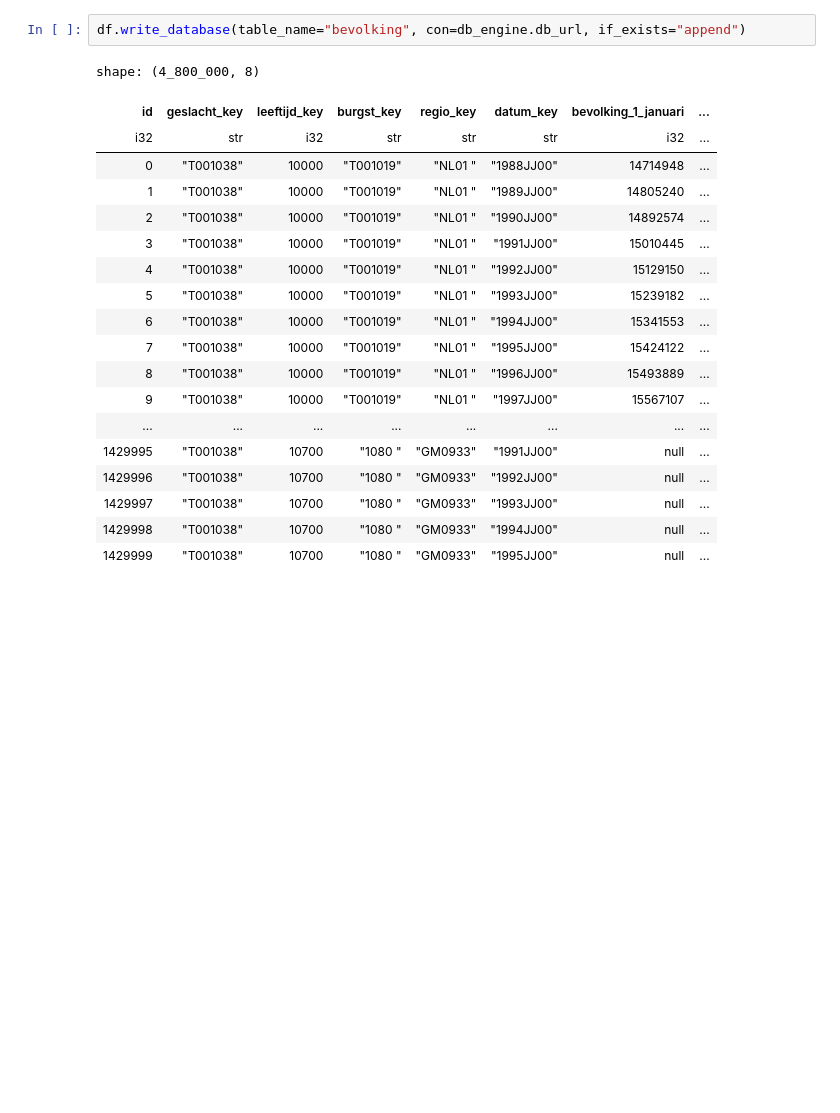
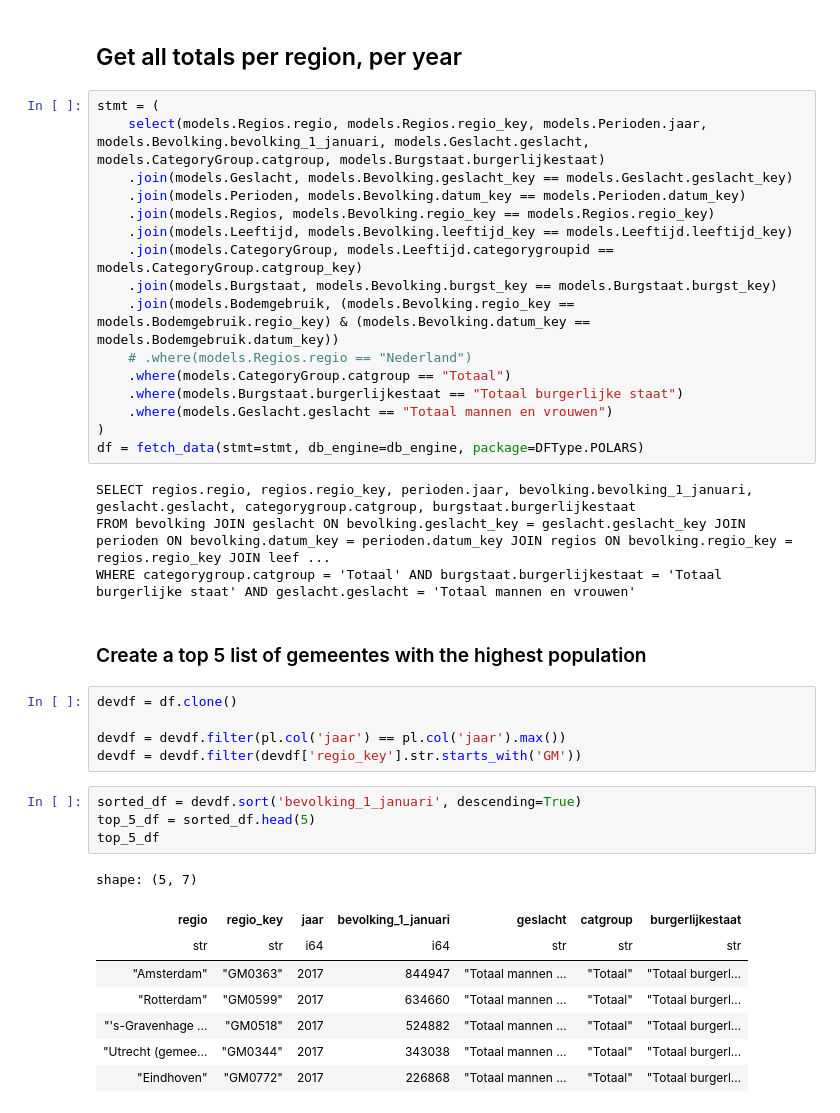
Before and after one commit to megamaster4/dme_hu, a Jupyter notebook: testnotebook.ipynb, the cells around one changed output. Drawn from its saved outputs; the diff is of its cells as text; blank space fills up the shorter version.

```diff
--- a/testnotebook.ipynb
+++ b/testnotebook.ipynb
@@ -59,22 +15,42 @@ shape: (7_227, 49)
-# %%
-df.write_database(table_name="bevolking", con=db_engine.db_url, if_exists="append")
-# %% [output]
-shape: (4_800_000, 8)
-| id | geslacht_key | leeftijd_key | burgst_key | regio_key | datum_key | bevolking_1_januari | ... |
-| i32 | str | i32 | str | str | str | i32 | ... |
-| 0 | "T001038" | 10000 | "T001019" | "NL01 " | "1988JJ00" | 14714948 | ... |
-| 1 | "T001038" | 10000 | "T001019" | "NL01 " | "1989JJ00" | 14805240 | ... |
-| 2 | "T001038" | 10000 | "T001019" | "NL01 " | "1990JJ00" | 14892574 | ... |
-| 3 | "T001038" | 10000 | "T001019" | "NL01 " | "1991JJ00" | 15010445 | ... |
-| 4 | "T001038" | 10000 | "T001019" | "NL01 " | "1992JJ00" | 15129150 | ... |
-| 5 | "T001038" | 10000 | "T001019" | "NL01 " | "1993JJ00" | 15239182 | ... |
-| 6 | "T001038" | 10000 | "T001019" | "NL01 " | "1994JJ00" | 15341553 | ... |
-| 7 | "T001038" | 10000 | "T001019" | "NL01 " | "1995JJ00" | 15424122 | ... |
-| 8 | "T001038" | 10000 | "T001019" | "NL01 " | "1996JJ00" | 15493889 | ... |
-| 9 | "T001038" | 10000 | "T001019" | "NL01 " | "1997JJ00" | 15567107 | ... |
-| ... | ... | ... | ... | ... | ... | ... | ... |
-| 1429995 | "T001038" | 10700 | "1080 " | "GM0933" | "1991JJ00" | null | ... |
-| 1429996 | "T001038" | 10700 | "1080 " | "GM0933" | "1992JJ00" | null | ... |
-| 1429997 | "T001038" | 10700 | "1080 " | "GM0933" | "1993JJ00" | null | ... |
-| 1429998 | "T001038" | 10700 | "1080 " | "GM0933" | "1994JJ00" | null | ... |
-| 1429999 | "T001038" | 10700 | "1080 " | "GM0933" | "1995JJ00" | null | ... |
+# %% [markdown]
+## Get all totals per region, per year
+# %%
+stmt = (
+    select(models.Regios.regio, models.Regios.regio_key, models.Perioden.jaar, models.Bevolking.bevolking_1_januari, models.Geslacht.geslacht, models.CategoryGroup.catgroup, models.Burgstaat.burgerlijkestaat)
+    .join(models.Geslacht, models.Bevolking.geslacht_key == models.Geslacht.geslacht_key)
+    .join(models.Perioden, models.Bevolking.datum_key == models.Perioden.datum_key)
+    .join(models.Regios, models.Bevolking.regio_key == models.Regios.regio_key)
+    .join(models.Leeftijd, models.Bevolking.leeftijd_key == models.Leeftijd.leeftijd_key)
+    .join(models.CategoryGroup, models.Leeftijd.categorygroupid == models.CategoryGroup.catgroup_key)
+    .join(models.Burgstaat, models.Bevolking.burgst_key == models.Burgstaat.burgst_key)
+    .join(models.Bodemgebruik, (models.Bevolking.regio_key == models.Bodemgebruik.regio_key) & (models.Bevolking.datum_key == models.Bodemgebruik.datum_key))
+    # .where(models.Regios.regio == "Nederland")
+    .where(models.CategoryGroup.catgroup == "Totaal")
+    .where(models.Burgstaat.burgerlijkestaat == "Totaal burgerlijke staat")
+    .where(models.Geslacht.geslacht == "Totaal mannen en vrouwen")
+)
+df = fetch_data(stmt=stmt, db_engine=db_engine, package=DFType.POLARS)
+# %% [output]
+SELECT regios.regio, regios.regio_key, perioden.jaar, bevolking.bevolking_1_januari, geslacht.geslacht, categorygroup.catgroup, burgstaat.burgerlijkestaat
+FROM bevolking JOIN geslacht ON bevolking.geslacht_key = geslacht.geslacht_key JOIN perioden ON bevolking.datum_key = perioden.datum_key JOIN regios ON bevolking.regio_key = regios.regio_key JOIN leef ...
+WHERE categorygroup.catgroup = 'Totaal' AND burgstaat.burgerlijkestaat = 'Totaal burgerlijke staat' AND geslacht.geslacht = 'Totaal mannen en vrouwen'
+# %% [markdown]
+### Create a top 5 list of gemeentes with the highest population
+# %%
+devdf = df.clone()
+
+devdf = devdf.filter(pl.col('jaar') == pl.col('jaar').max())
+devdf = devdf.filter(devdf['regio_key'].str.starts_with('GM'))
+# %%
+sorted_df = devdf.sort('bevolking_1_januari', descending=True)
+top_5_df = sorted_df.head(5)
+top_5_df
+# %% [output]
+shape: (5, 7)
+| regio | regio_key | jaar | bevolking_1_januari | geslacht | catgroup | burgerlijkestaat |
+| str | str | i64 | i64 | str | str | str |
+| "Amsterdam" | "GM0363" | 2017 | 844947 | "Totaal mannen … | "Totaal" | "Totaal burgerl… |
+| "Rotterdam" | "GM0599" | 2017 | 634660 | "Totaal mannen … | "Totaal" | "Totaal burgerl… |
+| "'s-Gravenhage … | "GM0518" | 2017 | 524882 | "Totaal mannen … | "Totaal" | "Totaal burgerl… |
+| "Utrecht (gemee… | "GM0344" | 2017 | 343038 | "Totaal mannen … | "Totaal" | "Totaal burgerl… |
+| "Eindhoven" | "GM0772" | 2017 | 226868 | "Totaal mannen … | "Totaal" | "Totaal burgerl… |
```
Also changed, not shown: parts of 18 cells of this notebook, 8 other files.
